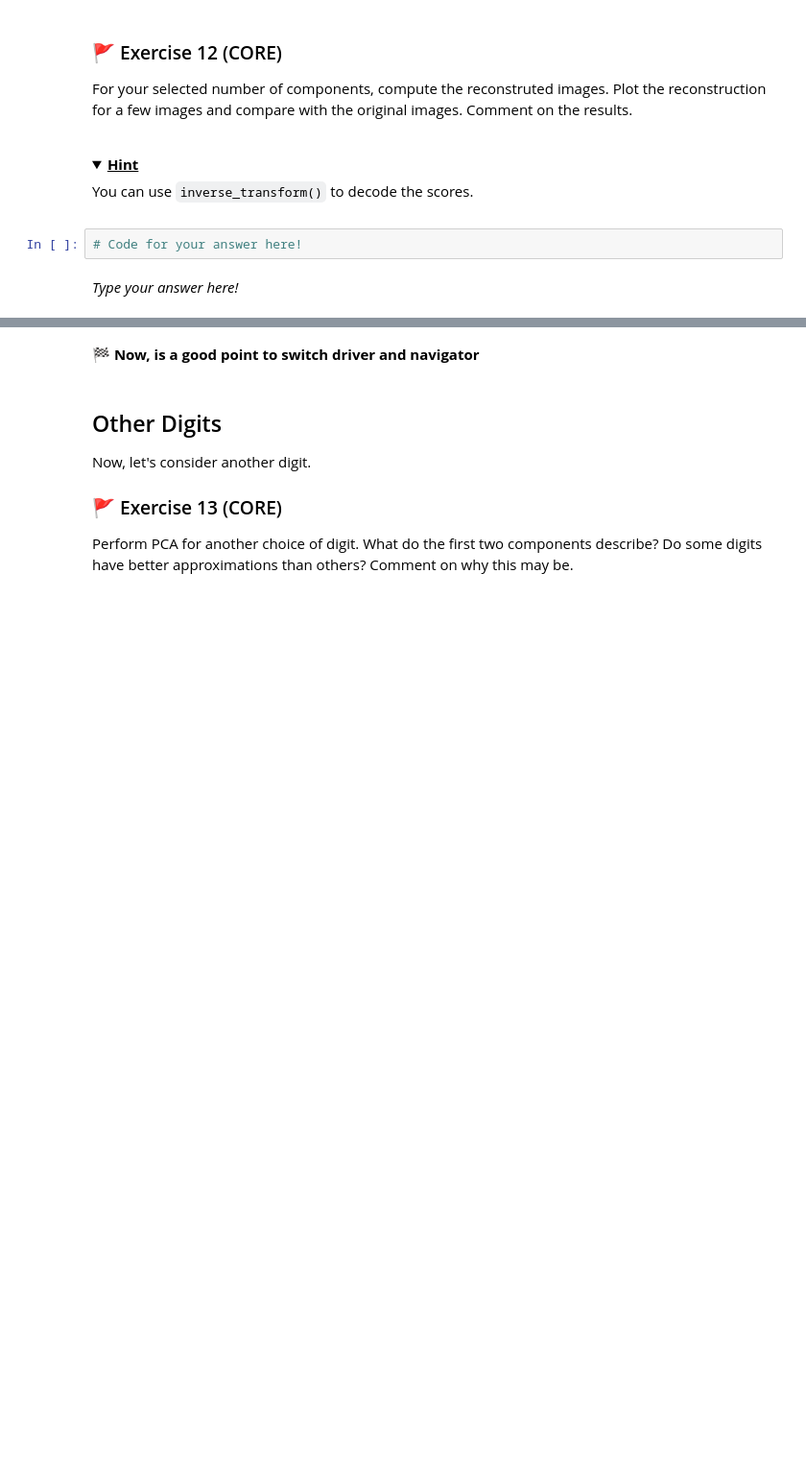
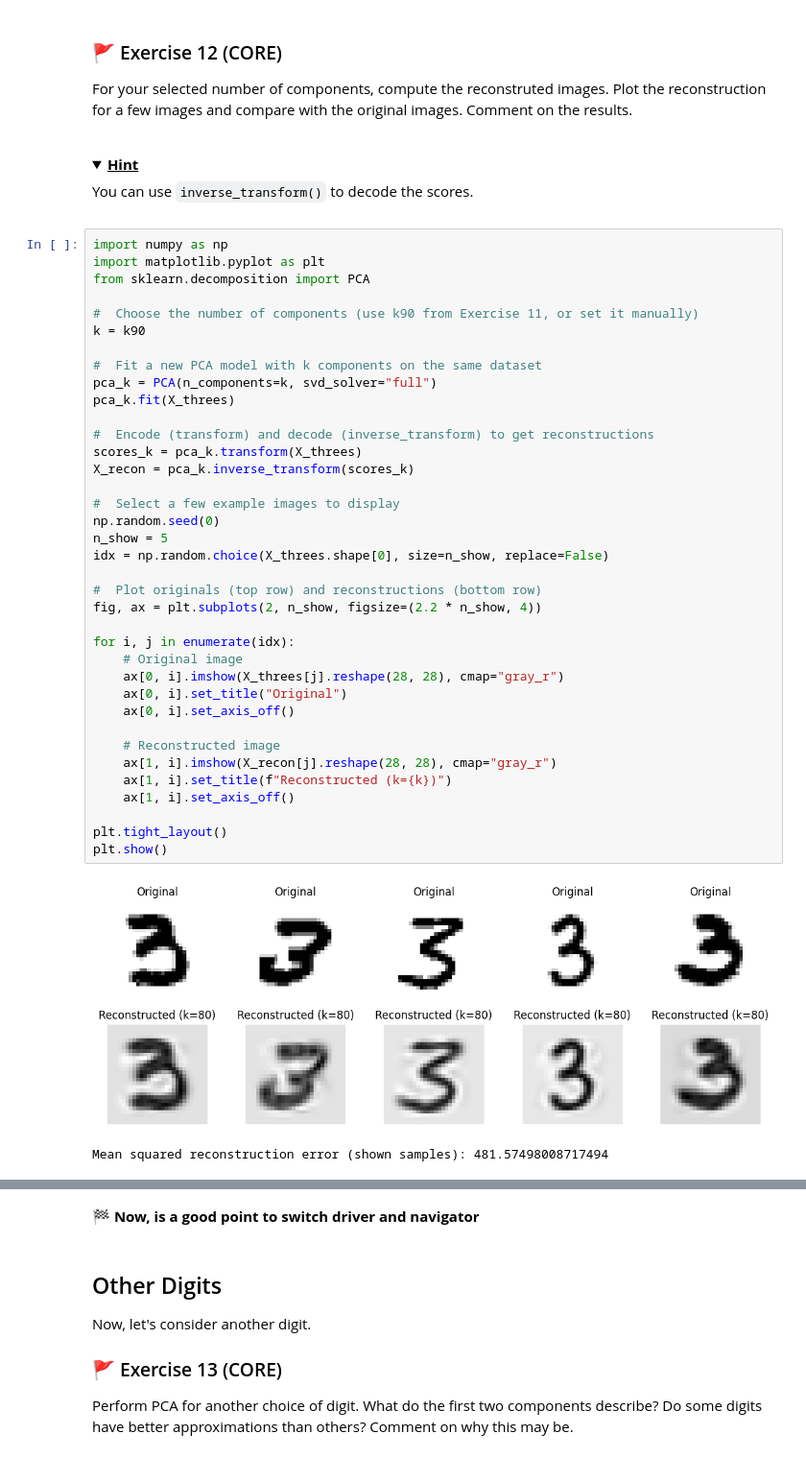
Before and after one commit to zici021129/MLP_2026_week02, a Jupyter notebook: mlp_week02.ipynb, the cells around one changed output, grey strips where cells are left out. Shown at 96% size. Drawn from its saved outputs; the diff is of its cells as text; folded sections open; blank space fills up the shorter version.

```diff
--- a/mlp_week02.ipynb
+++ b/mlp_week02.ipynb
@@ -425,7 +554,43 @@ For your selected number of components, compute the reconstruted images. Plot th
 
 You can use `inverse_transform()` to decode the scores.
 </details>
-# %%
-# Code for your answer here!
-# %% [markdown]
-_Type your answer here!_
+# %%
+import numpy as np
+import matplotlib.pyplot as plt
+from sklearn.decomposition import PCA
+
+#  Choose the number of components (use k90 from Exercise 11, or set it manually)
+k = k90
+
+#  Fit a new PCA model with k components on the same dataset
+pca_k = PCA(n_components=k, svd_solver="full")
+pca_k.fit(X_threes)
+
+#  Encode (transform) and decode (inverse_transform) to get reconstructions
+scores_k = pca_k.transform(X_threes)
+X_recon = pca_k.inverse_transform(scores_k)
+
+#  Select a few example images to display
+np.random.seed(0)
+n_show = 5
+idx = np.random.choice(X_threes.shape[0], size=n_show, replace=False)
+
+#  Plot originals (top row) and reconstructions (bottom row)
+fig, ax = plt.subplots(2, n_show, figsize=(2.2 * n_show, 4))
+
+for i, j in enumerate(idx):
+    # Original image
+    ax[0, i].imshow(X_threes[j].reshape(28, 28), cmap="gray_r")
+    ax[0, i].set_title("Original")
+    ax[0, i].set_axis_off()
+
+    # Reconstructed image
+    ax[1, i].imshow(X_recon[j].reshape(28, 28), cmap="gray_r")
+    ax[1, i].set_title(f"Reconstructed (k={k})")
+    ax[1, i].set_axis_off()
+
+plt.tight_layout()
+plt.show()
+# %% [output]
+[figure, added]
+Mean squared reconstruction error (shown samples): 481.57498008717494
```
Also changed, not shown: parts of 14 cells of this notebook.
